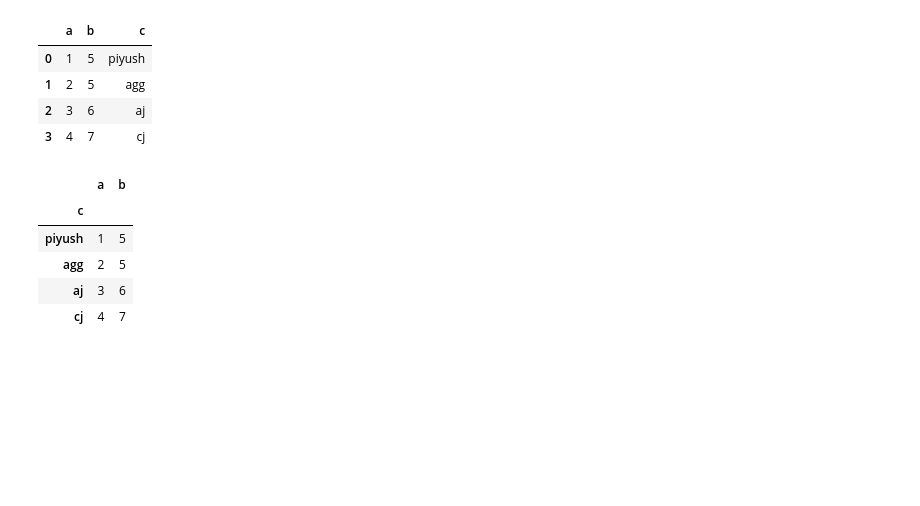
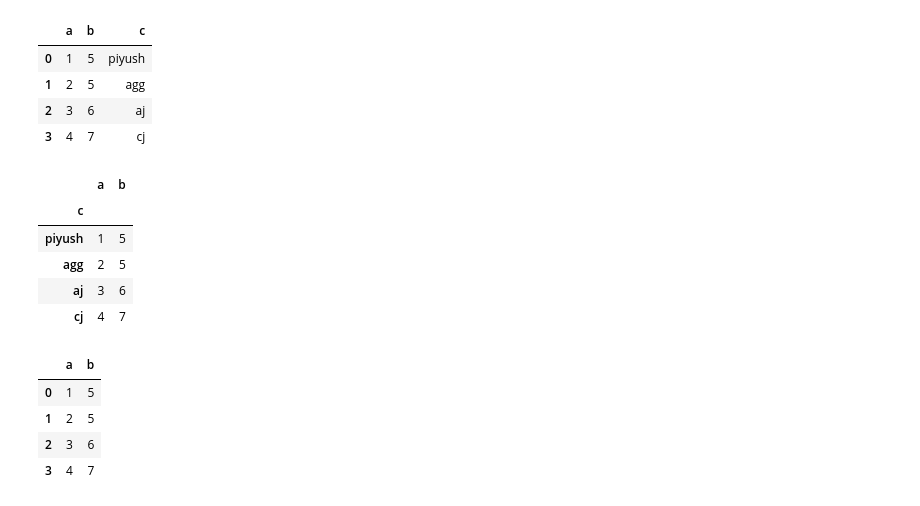
Before and after one commit to Piyush6678/pwDataScience, a Jupyter notebook: class/python/pandas/pandasAdvance3.ipynb, the cells around one changed output. Cells and saved outputs as stored; diff of their text form; code cells hidden in the pictures; blank space fills up the shorter version.

```diff
--- a/class/python/pandas/pandasAdvance3.ipynb
+++ b/class/python/pandas/pandasAdvance3.ipynb
@@ -296,3 +288,12 @@ df1
 | agg | 2 | 5 |
 | aj | 3 | 6 |
 | cj | 4 | 7 |
+# %%
+df1.reset_index(drop = True, inplace = True)
+df1
+# %% [output]
+|  | a | b |
+| 0 | 1 | 5 |
+| 1 | 2 | 5 |
+| 2 | 3 | 6 |
+| 3 | 4 | 7 |
```
Also changed, not shown: parts of 12 cells of this notebook, 8 other files.
